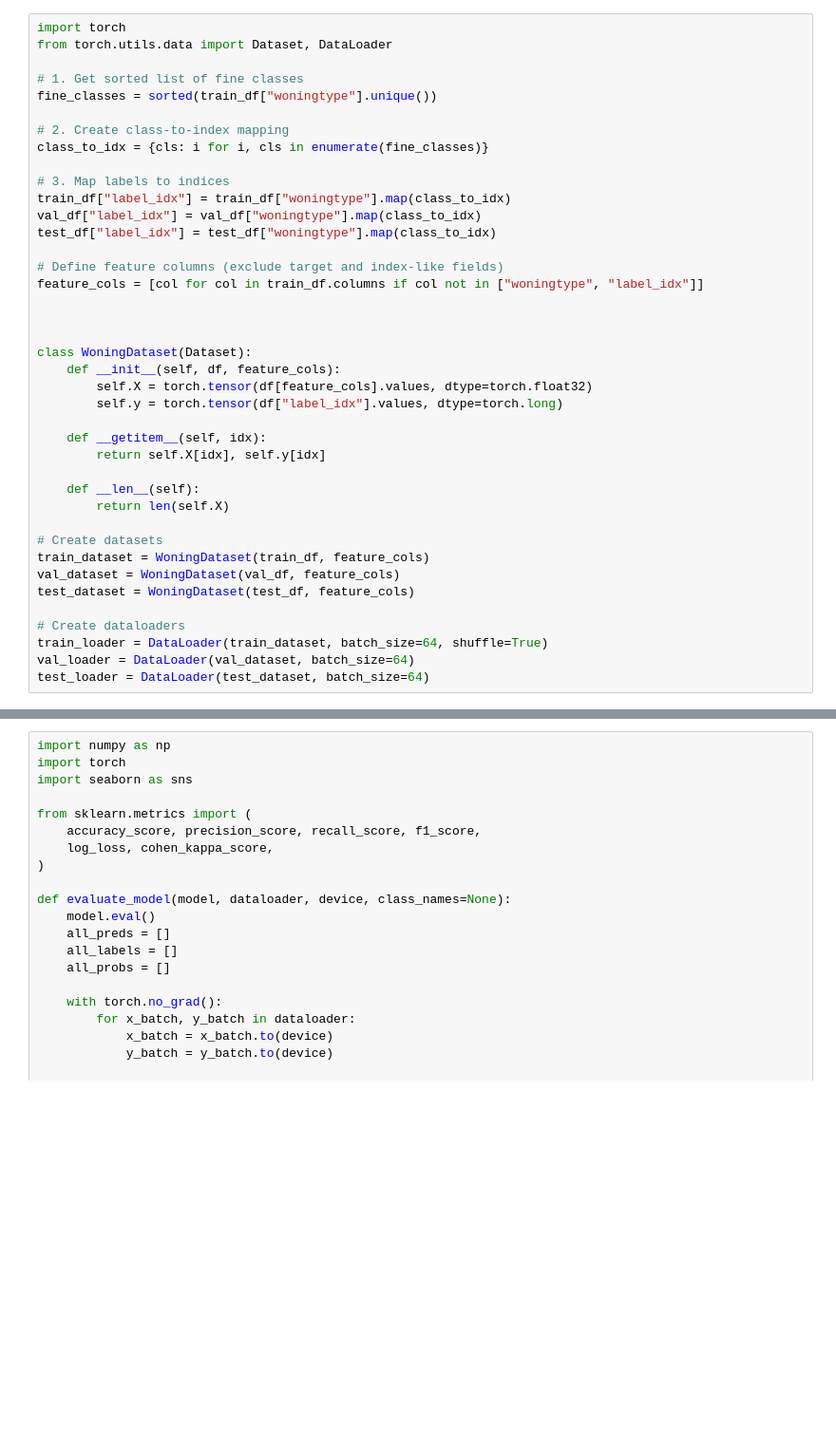
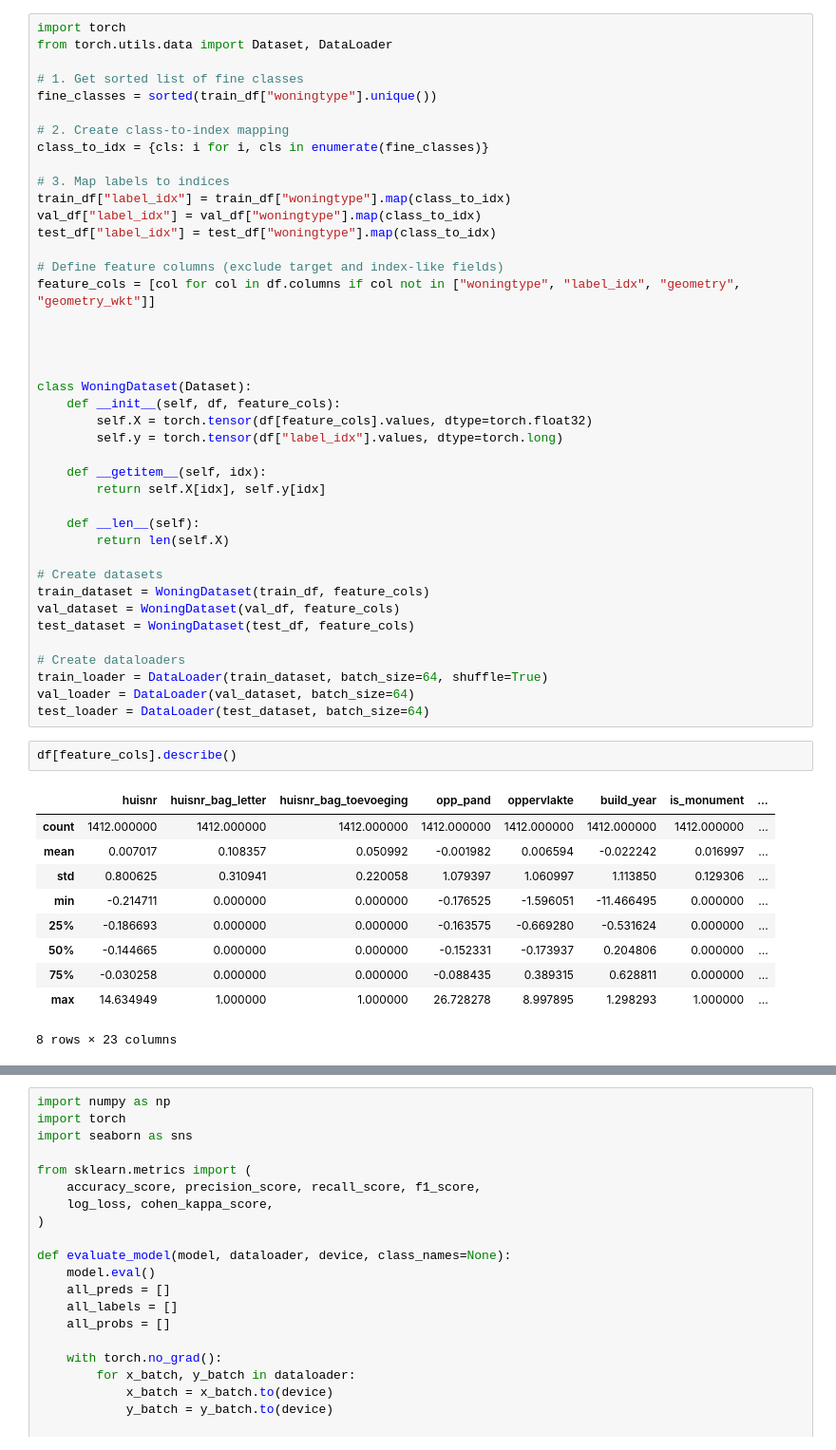
Before and after one commit to averagepindakaasenjoyer/Pangolinis, a Jupyter notebook: Model Architecture/MLP.ipynb, the cells around one changed output, grey strips where cells are left out. Shown: that part at 95% size. Cells and saved outputs as stored; diff of their text form; blank space fills up the shorter version.

```diff
--- a/Model Architecture/MLP.ipynb
+++ b/Model Architecture/MLP.ipynb
@@ -174,7 +277,8 @@ val_df["label_idx"] = val_df["woningtype"].map(class_to_idx)
 test_df["label_idx"] = test_df["woningtype"].map(class_to_idx)
 
 # Define feature columns (exclude target and index-like fields)
-feature_cols = [col for col in train_df.columns if col not in ["woningtype", "label_idx"]]
+feature_cols = [col for col in df.columns if col not in ["woningtype", "label_idx", "geometry", "geometry_wkt"]]
+
 
 
 
@@ -198,6 +302,19 @@ test_dataset = WoningDataset(test_df, feature_cols)
 train_loader = DataLoader(train_dataset, batch_size=64, shuffle=True)
 val_loader = DataLoader(val_dataset, batch_size=64)
 test_loader = DataLoader(test_dataset, batch_size=64)
+# %%
+df[feature_cols].describe()
+# %% [output]
+|  | huisnr | huisnr_bag_letter | huisnr_bag_toevoeging | opp_pand | oppervlakte | build_year | is_monument | ... |
+| count | 1412.000000 | 1412.000000 | 1412.000000 | 1412.000000 | 1412.000000 | 1412.000000 | 1412.000000 | ... |
+| mean | 0.007017 | 0.108357 | 0.050992 | -0.001982 | 0.006594 | -0.022242 | 0.016997 | ... |
+| std | 0.800625 | 0.310941 | 0.220058 | 1.079397 | 1.060997 | 1.113850 | 0.129306 | ... |
+| min | -0.214711 | 0.000000 | 0.000000 | -0.176525 | -1.596051 | -11.466495 | 0.000000 | ... |
+| 25% | -0.186693 | 0.000000 | 0.000000 | -0.163575 | -0.669280 | -0.531624 | 0.000000 | ... |
+| 50% | -0.144665 | 0.000000 | 0.000000 | -0.152331 | -0.173937 | 0.204806 | 0.000000 | ... |
+| 75% | -0.030258 | 0.000000 | 0.000000 | -0.088435 | 0.389315 | 0.628811 | 0.000000 | ... |
+| max | 14.634949 | 1.000000 | 1.000000 | 26.728278 | 8.997895 | 1.298293 | 1.000000 | ... |
+8 rows × 23 columns
 # %%
 import torch.nn as nn
 import torch.nn.functional as F
```
Also changed, not shown: parts of 8 cells of this notebook.
